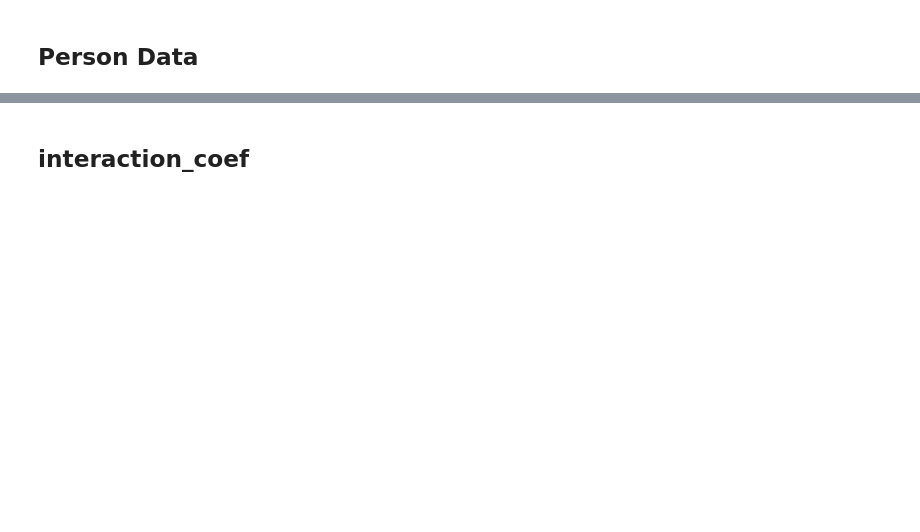
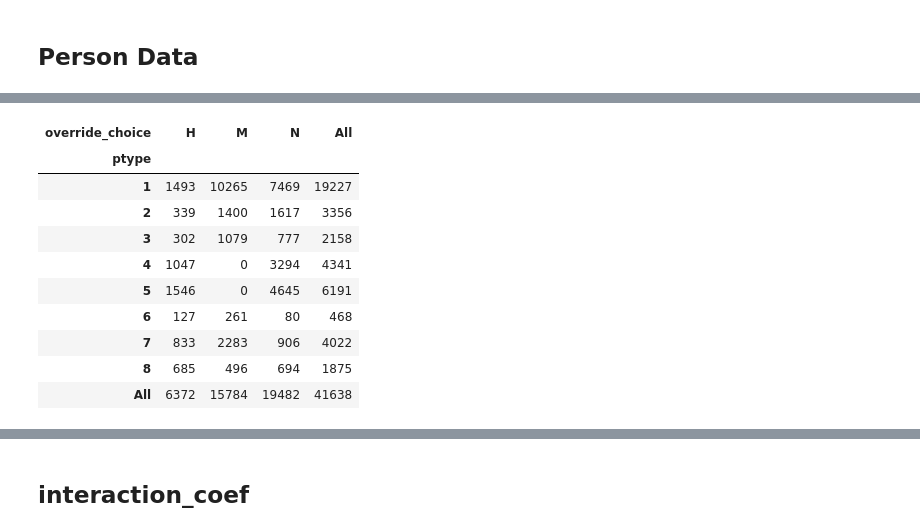
Before and after one commit to SANDAG/ABM, a Jupyter notebook: src/asim/estimation/resident/cdap.ipynb, the cells around one changed output, grey strips where cells are left out. Drawn from its saved outputs; the diff is of its cells as text; code cells hidden in the pictures; blank space fills up the shorter version.

```diff
--- a/src/asim/estimation/resident/cdap.ipynb
+++ b/src/asim/estimation/resident/cdap.ipynb
@@ -249,3 +335,17 @@ pd.crosstab(df.mand_status, df.override_choice, margins=True)
+# %%
+pd.crosstab(df.ptype, df.override_choice, margins=True)
+# %% [output]
+| override_choice | H | M | N | All |
+| ptype |  |  |  |  |
+| 1 | 1493 | 10265 | 7469 | 19227 |
+| 2 | 339 | 1400 | 1617 | 3356 |
+| 3 | 302 | 1079 | 777 | 2158 |
+| 4 | 1047 | 0 | 3294 | 4341 |
+| 5 | 1546 | 0 | 4645 | 6191 |
+| 6 | 127 | 261 | 80 | 468 |
+| 7 | 833 | 2283 | 906 | 4022 |
+| 8 | 685 | 496 | 694 | 1875 |
+| All | 6372 | 15784 | 19482 | 41638 |
 # %%
 pd.crosstab(df.telecommute_frequency, df.override_choice, margins=True)
 # %% [output]
```
Also changed, not shown: parts of 42 cells of this notebook, 4 other files.
